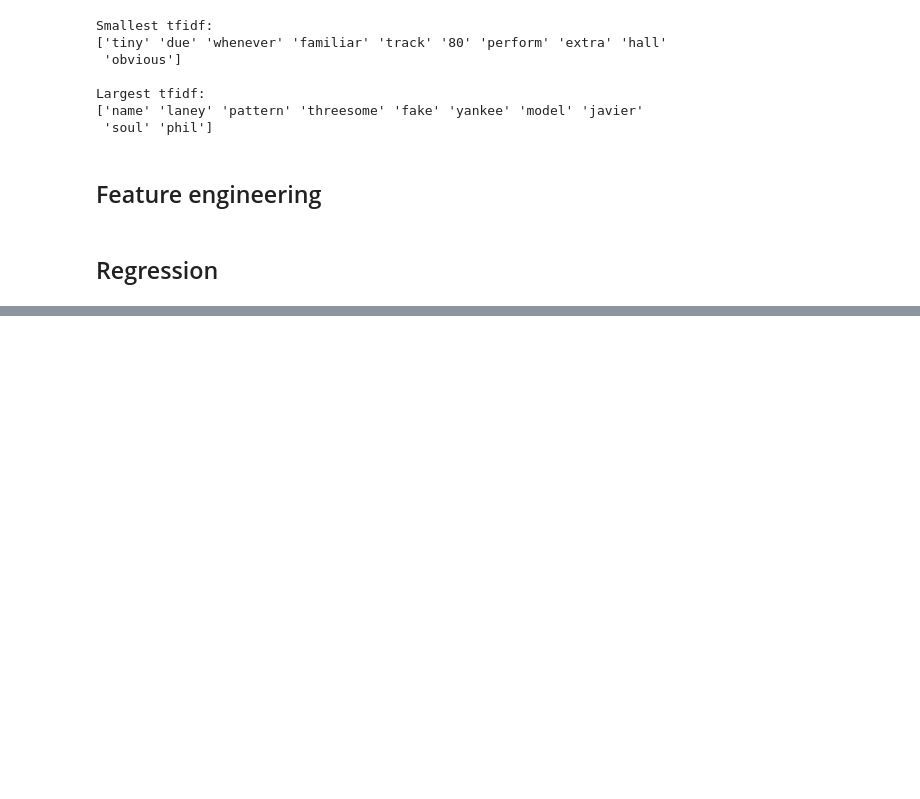
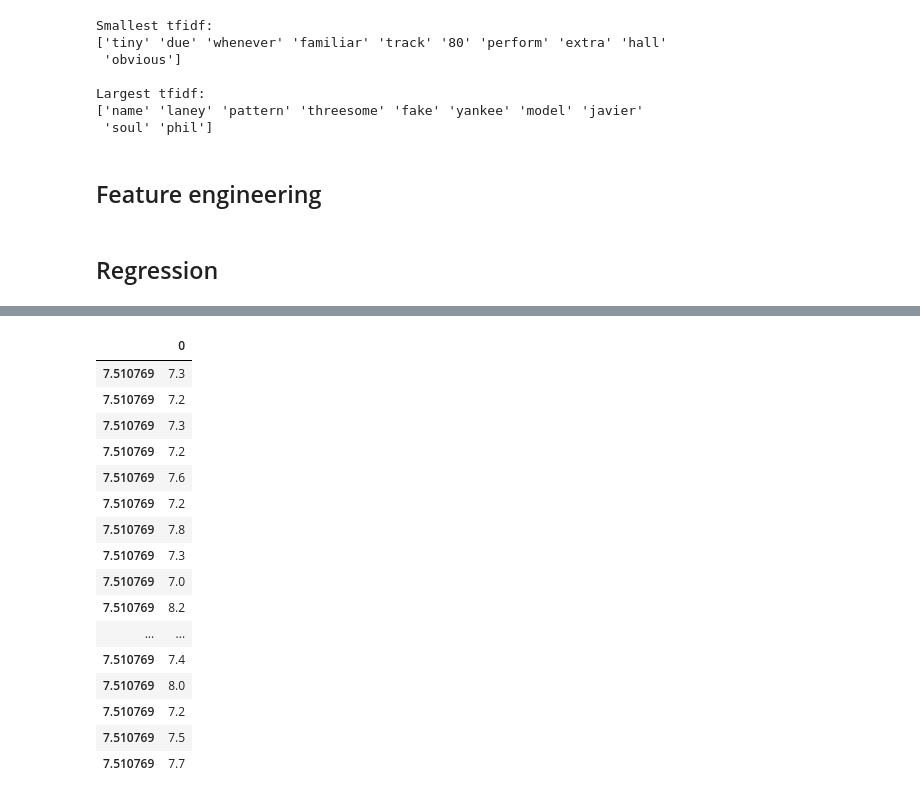
Before and after one commit to ranilovi/SATC_rating_prediction, a Jupyter notebook: text_processing.ipynb, the cells around one changed output, grey strips where cells are left out. Saved outputs shown, nothing was run; the diff lists cells and outputs as text; code cells hidden in the pictures; blank space fills up the shorter version.

```diff
--- a/text_processing.ipynb
+++ b/text_processing.ipynb
@@ -280,0 +329,20 @@ target = target_df.as_matrix()
+# %%
+pd.DataFrame(target_test, target_pred_test)
+# %% [output]
+|  | 0 |
+| 7.510769 | 7.3 |
+| 7.510769 | 7.2 |
+| 7.510769 | 7.3 |
+| 7.510769 | 7.2 |
+| 7.510769 | 7.6 |
+| 7.510769 | 7.2 |
+| 7.510769 | 7.8 |
+| 7.510769 | 7.3 |
+| 7.510769 | 7.0 |
+| 7.510769 | 8.2 |
+| ... | ... |
+| 7.510769 | 7.4 |
+| 7.510769 | 8.0 |
+| 7.510769 | 7.2 |
+| 7.510769 | 7.5 |
+| 7.510769 | 7.7 |
```
Also changed, not shown: parts of 7 cells of this notebook.
